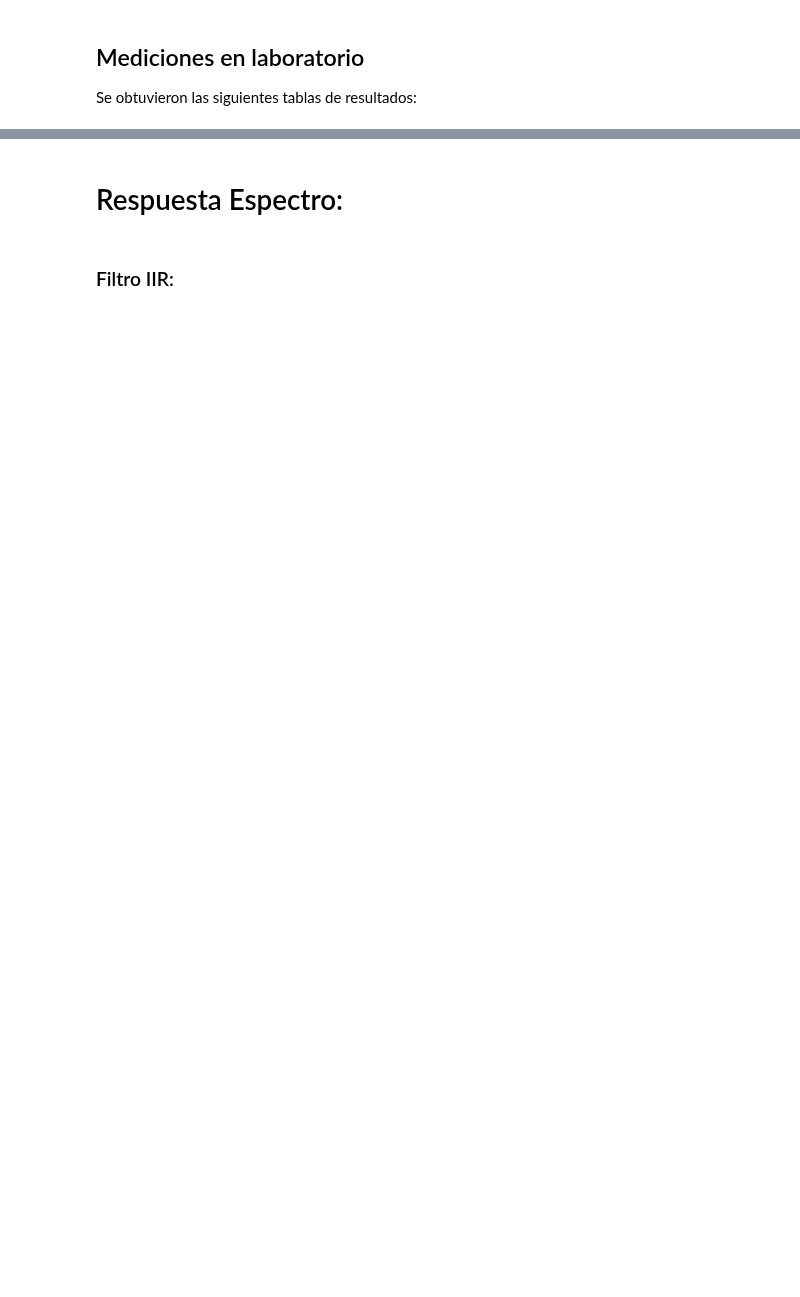
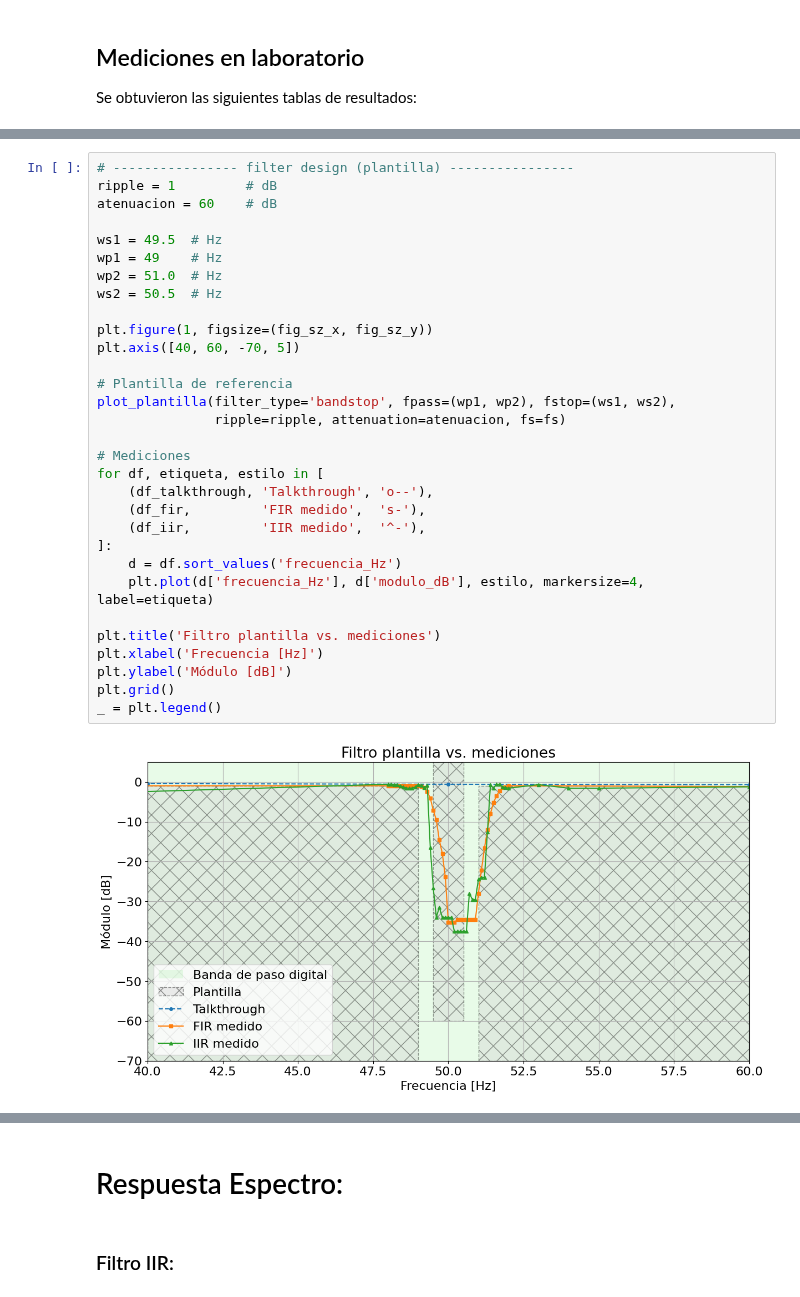
Before and after one commit to mrsilvosa/FRBA, a Jupyter notebook: TP2_digital_RODRIGUEZ_SILVOSA/TP2_digital_RODRIGUEZ_SILVOSA.ipynb, the cells around one changed output, grey strips where cells are left out. Saved outputs shown, nothing was run; the diff lists cells and outputs as text; blank space fills up the shorter version.

```diff
--- a/TP2_digital_RODRIGUEZ_SILVOSA/TP2_digital_RODRIGUEZ_SILVOSA.ipynb
+++ b/TP2_digital_RODRIGUEZ_SILVOSA/TP2_digital_RODRIGUEZ_SILVOSA.ipynb
@@ -836 +808,34 @@ plt.show()
+# %%
+# ---------------- filter design (plantilla) ----------------
+ripple = 1         # dB
+atenuacion = 60    # dB
+
+ws1 = 49.5  # Hz
+wp1 = 49    # Hz
+wp2 = 51.0  # Hz
+ws2 = 50.5  # Hz
+
+plt.figure(1, figsize=(fig_sz_x, fig_sz_y))
+plt.axis([40, 60, -70, 5])
+
+# Plantilla de referencia
+plot_plantilla(filter_type='bandstop', fpass=(wp1, wp2), fstop=(ws1, ws2),
+               ripple=ripple, attenuation=atenuacion, fs=fs)
+
+# Mediciones
+for df, etiqueta, estilo in [
+    (df_talkthrough, 'Talkthrough', 'o--'),
+    (df_fir,         'FIR medido',  's-'),
+    (df_iir,         'IIR medido',  '^-'),
+]:
+    d = df.sort_values('frecuencia_Hz')
+    plt.plot(d['frecuencia_Hz'], d['modulo_dB'], estilo, markersize=4, label=etiqueta)
+
+plt.title('Filtro plantilla vs. mediciones')
+plt.xlabel('Frecuencia [Hz]')
+plt.ylabel('Módulo [dB]')
+plt.grid()
+_ = plt.legend()
+# %% [output]
+[figure, added]
 # %% [markdown]
```
Also changed, not shown: parts of 35 cells of this notebook, 1 other file.
